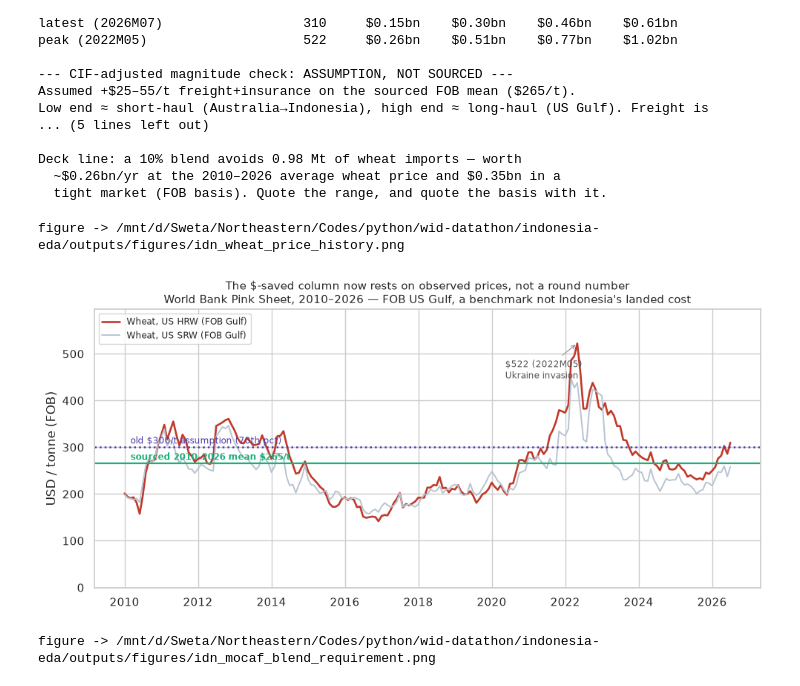
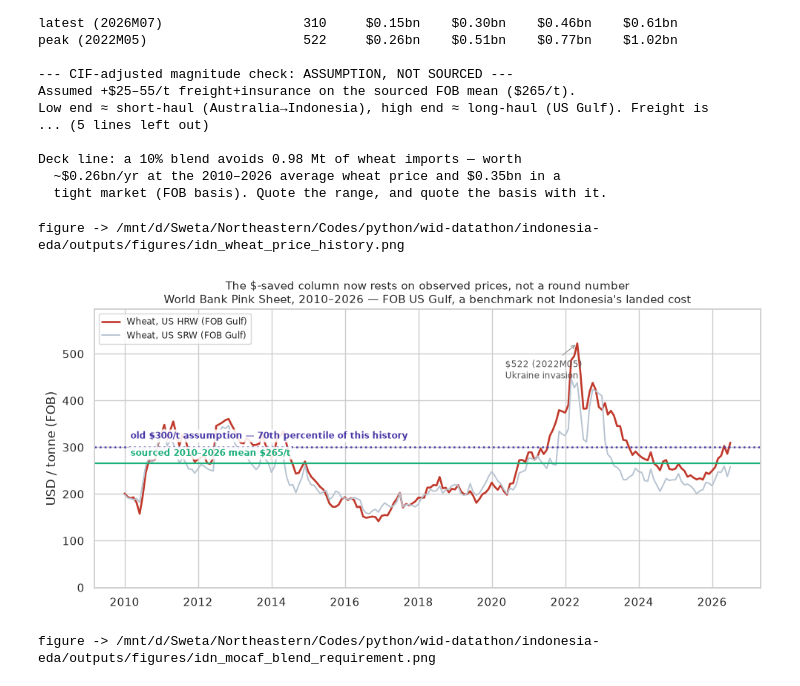
Before and after one commit to msweta02/wid-datathon, a Jupyter notebook: indonesia-eda/notebooks/05_cassava_substitution.ipynb, the cells around one changed output. Saved outputs shown, nothing was run; the diff lists cells and outputs as text; code cells hidden in the pictures.

```diff
--- a/indonesia-eda/notebooks/05_cassava_substitution.ipynb
+++ b/indonesia-eda/notebooks/05_cassava_substitution.ipynb
@@ -513,36 +513,37 @@ Deck line: a 10% blend avoids 0.98 Mt of wheat imports — worth
 # %%
 # Deck asset: the price history the $ column now rests on, with the old assumption marked.
 if px is not None:
     t = pd.to_datetime(px['ym'].str.replace('M', '-') + '-01')
     fig, ax = plt.subplots(figsize=(10, 4.8))
     ax.plot(t, px['HRW'], color='#c0392b', lw=1.9, label=f'Wheat, US {BENCHMARK} (FOB Gulf)')
     ax.plot(t, px['SRW'], color='#b8c4d1', lw=1.4, label='Wheat, US SRW (FOB Gulf)')
     ax.axhline(HEADLINE_PRICE, color='#1baf7a', ls='-', lw=1.6)
     ax.axhline(OLD_ASSUMPTION_USD_T, color='#4a3aa7', ls=':', lw=1.8)
-    ax.text(t.iloc[2], HEADLINE_PRICE + 8, f'sourced {PX_SPAN} mean ${HEADLINE_PRICE:,.0f}/t',
-            color='#1baf7a', fontsize=8.5, fontweight='bold')
-    ax.text(t.iloc[2], OLD_ASSUMPTION_USD_T + 8,
-            f'old ${OLD_ASSUMPTION_USD_T}/t assumption ({100*(px[BENCHMARK].dropna()<OLD_ASSUMPTION_USD_T).mean():.0f}th pct)',
-            color='#4a3aa7', fontsize=8.5)
+    ax.text(t.iloc[2], HEADLINE_PRICE + 12, f'sourced {PX_SPAN} mean ${HEADLINE_PRICE:,.0f}/t',
+            color='#1baf7a', fontsize=8.5, fontweight='bold', va='bottom', bbox=dict(boxstyle='round,pad=0.18', fc='white', ec='none', alpha=0.88))
+    ax.text(t.iloc[2], OLD_ASSUMPTION_USD_T + 14,
+            f'old ${OLD_ASSUMPTION_USD_T}/t assumption \u2014 '
+            f'{100*(px[BENCHMARK].dropna()<OLD_ASSUMPTION_USD_T).mean():.0f}th percentile of this history',
+            color='#4a3aa7', fontsize=8.5, fontweight='bold', va='bottom', bbox=dict(boxstyle='round,pad=0.18', fc='white', ec='none', alpha=0.88))
     pk = px[BENCHMARK].idxmax()
     ax.annotate(f'${px.loc[pk, BENCHMARK]:,.0f} ({px.loc[pk, "ym"]})\nUkraine invasion',
                 xy=(t.loc[pk], px.loc[pk, BENCHMARK]), xytext=(-70, -34),
                 textcoords='offset points', fontsize=8.5, color='#555',
                 arrowprops=dict(arrowstyle='->', color='#999', lw=0.9))
     ax.set_ylabel('USD / tonne (FOB)')
     ax.set_ylim(0, px['HRW'].max() * 1.14)
     ax.set_title('The $-saved column now rests on observed prices, not a round number\n'
                  f'World Bank Pink Sheet, {PX_SPAN} \u2014 FOB US Gulf, a benchmark not Indonesia\'s landed cost',
                  fontsize=11)
     ax.legend(fontsize=8.5, loc='upper left')
     fig.tight_layout()
     viz.save(fig, 'idn_wheat_price_history')
     plt.show()
 else:
     print('Pink Sheet absent — price-history figure skipped.')
 # %% [output]
 figure -> /mnt/d/Sweta/Northeastern/Codes/python/wid-datathon/indonesia-eda/outputs/figures/idn_wheat_price_history.png
-[figure, old version]
+[figure, new version]
 # %%
 # Deck asset for slide 8: what each blend rate demands vs what's actually available.
 fig, ax = plt.subplots(figsize=(10, 5))
```
Also changed, not shown: parts of 2 cells of this notebook, 3 other files.
